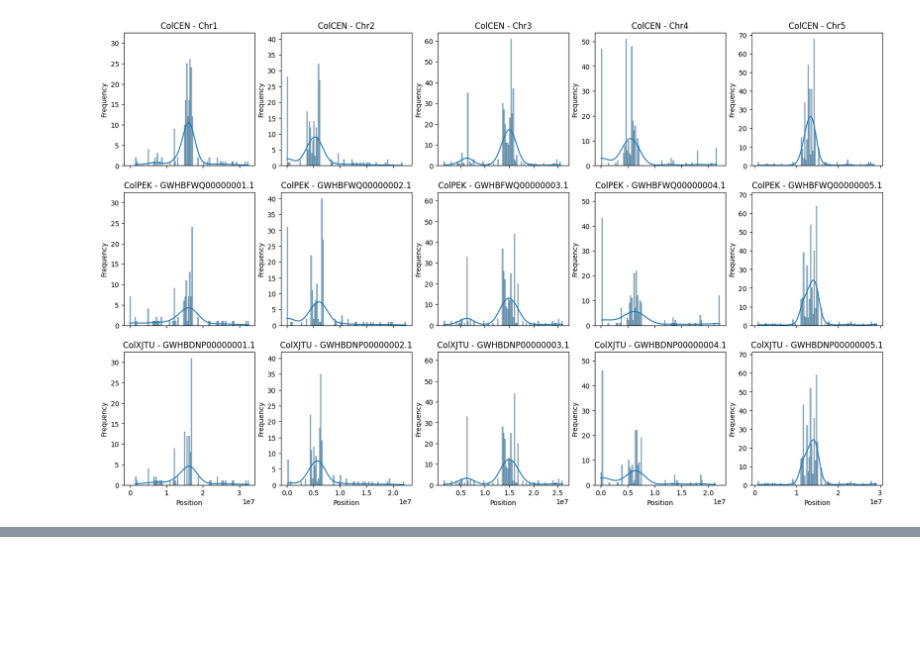
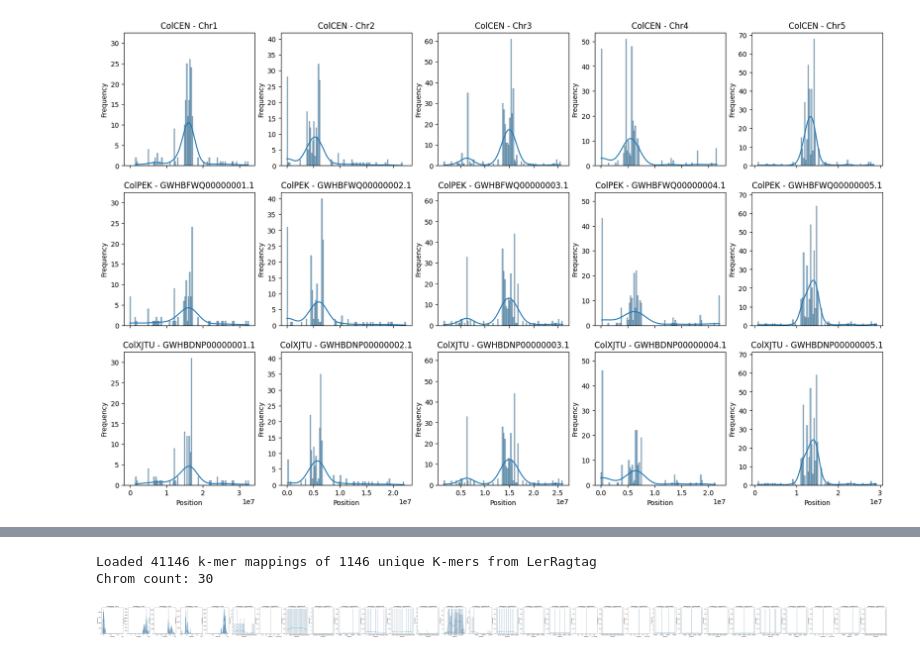
Before and after one commit to HazyFish/cen-kmers, a Jupyter notebook: notebooks/kmer_mapping.ipynb, the cells around one changed output, grey strips where cells are left out. Saved outputs shown, nothing was run; the diff lists cells and outputs as text; code cells hidden in the pictures; blank space fills up the shorter version.

```diff
--- a/notebooks/kmer_mapping.ipynb
+++ b/notebooks/kmer_mapping.ipynb
@@ -169,0 +295,9 @@ Loaded 1160 k-mer mappings of 928 unique K-mers from ColXJTU
+# %%
+plot_kmer_distributions(bed_paths={
+    assembly: f"../data/hamburg/hamburg-mutac-df3-joined-corr.dot-5.{assembly}.bed"
+    for assembly in ["LerRagtag"]
+})
+# %% [output]
+Loaded 41146 k-mer mappings of 1146 unique K-mers from LerRagtag
+Chrom count: 30
+[figure, added]
```
Also changed, not shown: parts of 17 cells of this notebook.
